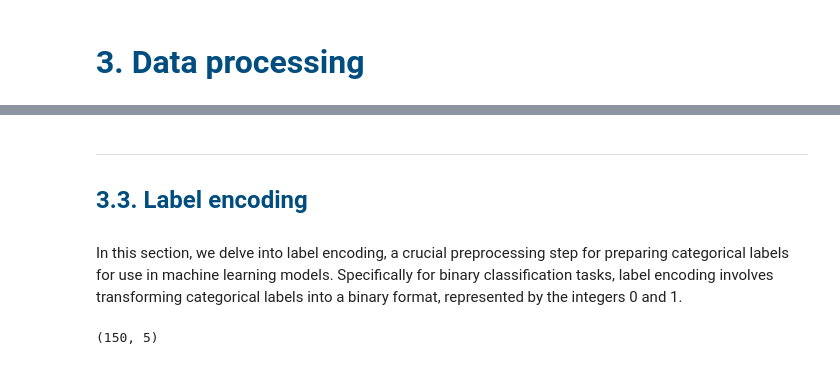
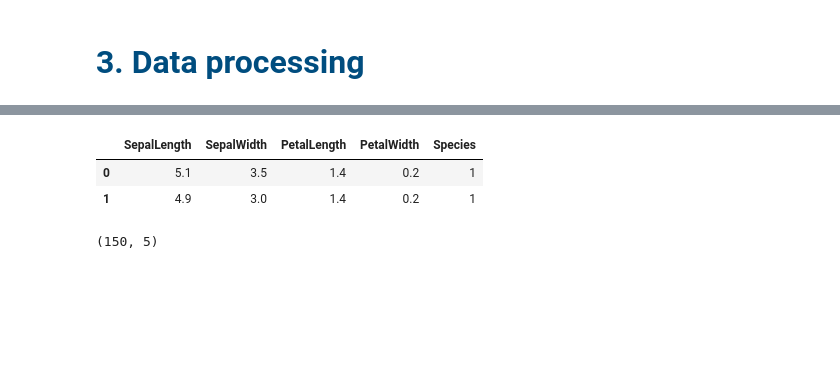
Before and after one commit to oeg-upm/TINTOlib-Crash_Course, a Jupyter notebook: Notebooks/Tensorflow/1. Classification_CNN.ipynb, the cells around one changed output, grey strips where cells are left out. Drawn from its saved outputs; the diff is of its cells as text; code cells hidden in the pictures; blank space fills up the shorter version.

```diff
--- a/Notebooks/Tensorflow/1. Classification_CNN.ipynb
+++ b/Notebooks/Tensorflow/1. Classification_CNN.ipynb
@@ -358,10 +307,13 @@ df
-# %% [markdown]
----
-<a id="section33"></a>
-# <font color="#004D7F" size=5> 3.3. Label encoding</font>
-# %% [markdown]
-
-In this section, we delve into label encoding, a crucial preprocessing step for preparing categorical labels for use in machine learning models. Specifically for binary classification tasks, label encoding involves transforming categorical labels into a binary format, represented by the integers 0 and 1.
+# %%
+dataset_name = 'iris'
+
+#Read CSV
+df = pd.read_csv(f"../../Data/Multiclass/{dataset_name}.csv")
+df.head(2)
+# %% [output]
+|  | SepalLength | SepalWidth | PetalLength | PetalWidth | Species |
+| 0 | 5.1 | 3.5 | 1.4 | 0.2 | 1 |
+| 1 | 4.9 | 3.0 | 1.4 | 0.2 | 1 |
 # %%
 df.shape
 # %% [output]
```
Also changed, not shown: parts of 58 cells of this notebook, 8 other files.
